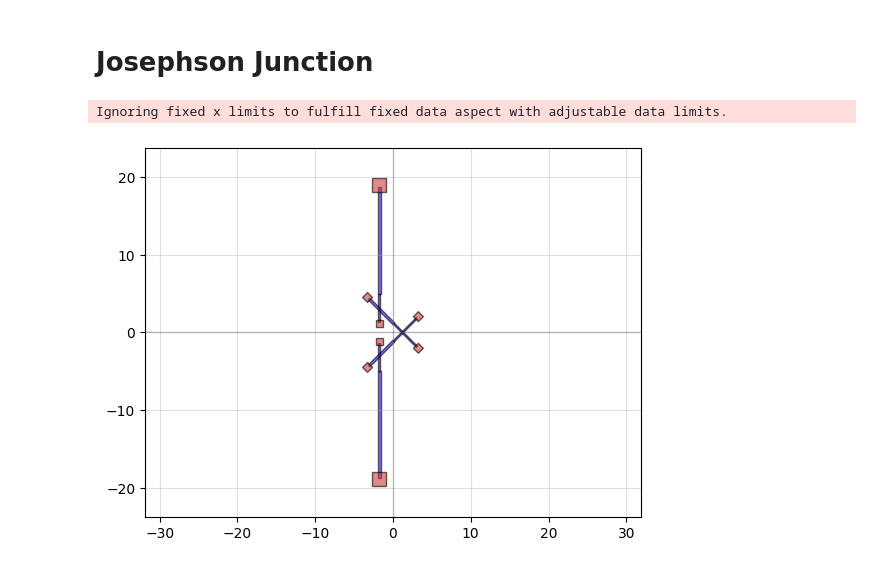
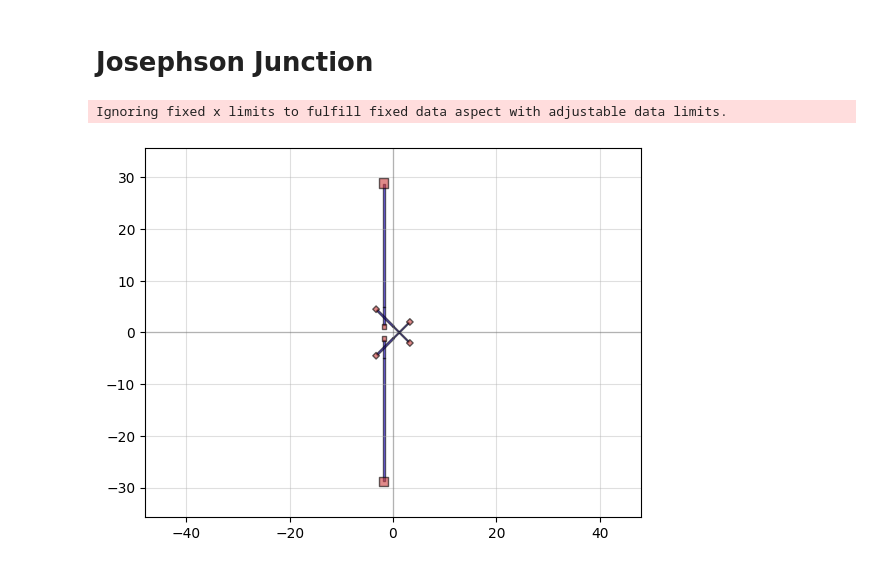
Before and after one commit to knakazono1999/Quantum-GDSDesign, a Jupyter notebook: transmon3D_nakazono.ipynb, the cells around one changed output. Cells and saved outputs as stored; diff of their text form; code cells hidden in the pictures.

```diff
--- a/transmon3D_nakazono.ipynb
+++ b/transmon3D_nakazono.ipynb
@@ -119,16 +119,16 @@ Ignoring fixed x limits to fulfill fixed data aspect with adjustable data limits
 # %%
 # JJ = device_JJ(width = 0.3, JJtype = "manhattan", squid = True, bandage = False)
 # JJ = device_JJ(width = 0.3, JJtype = "manhattan", squid = False, bandage = False)
 # JJ = device_JJ(width = 0.135, JJtype = "manhattan", squid = True, bandage = True)
-JJ = device_JJ(width = 0.2, JJtype = "manhattan", squid = False, bandage = True)
+JJ = device_JJ(width = 0.2, JJtype = "manhattan", squid = False, bandage = True,Pad_gap=40)
 #JJ = device_JJ(width = 1.0, JJtype = "dolan", squid = True, bandage = False)
 # JJ = device_JJ(width = 1.0, JJtype = "dolan", squid = False, bandage = False)
 # JJ = device_JJ(width = 1.0, JJtype = "dolan", squid = True, bandage = True)
 # JJ = device_JJ(width = 1.0, JJtype = "dolan", squid = False, bandage = True)
 qp(JJ)
 # %% [output]
 Ignoring fixed x limits to fulfill fixed data aspect with adjustable data limits.
-[figure, old version]
+[figure, new version]
 # %%
 wafer = device_Wafer(inch = 4)
 
```
Also changed, not shown: parts of 5 cells of this notebook, 16 other files.
